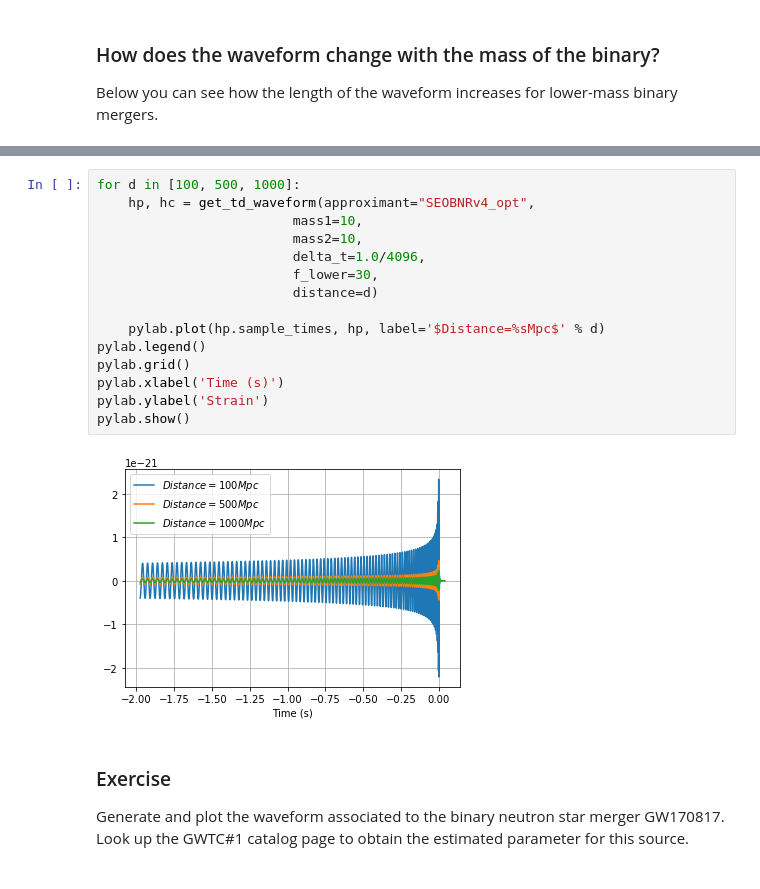
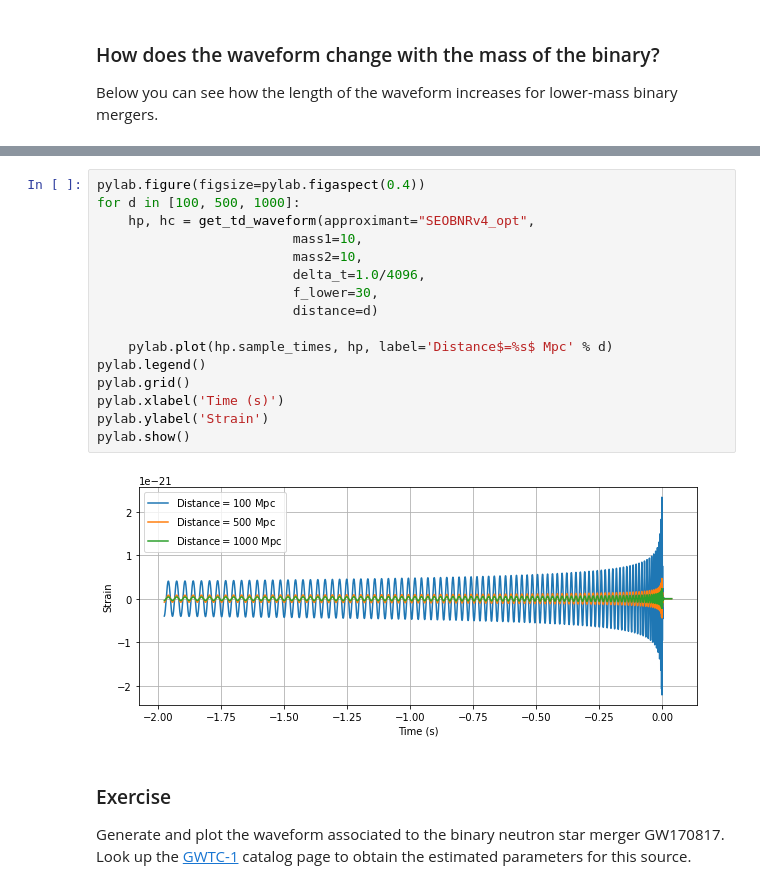
Before and after one commit to gw-odw/odw-2021, a Jupyter notebook: Tutorials/Day_1/Tuto 1.4 Generating waveforms.ipynb, the cells around one changed output, grey strips where cells are left out. Cells and saved outputs as stored; diff of their text form.

```diff
--- a/Tutorials/Day_1/Tuto 1.4 Generating waveforms.ipynb
+++ b/Tutorials/Day_1/Tuto 1.4 Generating waveforms.ipynb
@@ -93,21 +100,22 @@ The luminosity distance of the source is also selectable when you generate a wav
 # %%
+pylab.figure(figsize=pylab.figaspect(0.4))
 for d in [100, 500, 1000]:
     hp, hc = get_td_waveform(approximant="SEOBNRv4_opt",
                          mass1=10,
                          mass2=10,
                          delta_t=1.0/4096,
                          f_lower=30,
                          distance=d)
 
-    pylab.plot(hp.sample_times, hp, label='$Distance=%sMpc$' % d)
+    pylab.plot(hp.sample_times, hp, label='Distance$=%s$ Mpc' % d)
 pylab.legend()
 pylab.grid()
 pylab.xlabel('Time (s)')
 pylab.ylabel('Strain')
 pylab.show()
 # %% [output]
-[figure, old version]
+[figure, new version]
 # %% [markdown]
 ### Exercise
 
-Generate and plot the waveform associated to the binary neutron star merger GW170817. Look up the GWTC#1 catalog page to obtain the estimated parameter for this source.
+Generate and plot the waveform associated to the binary neutron star merger GW170817. Look up the [GWTC-1](https://www.gw-openscience.org/GWTC-1/) catalog page to obtain the estimated parameters for this source.
```
Also changed, not shown: parts of 6 cells of this notebook.
